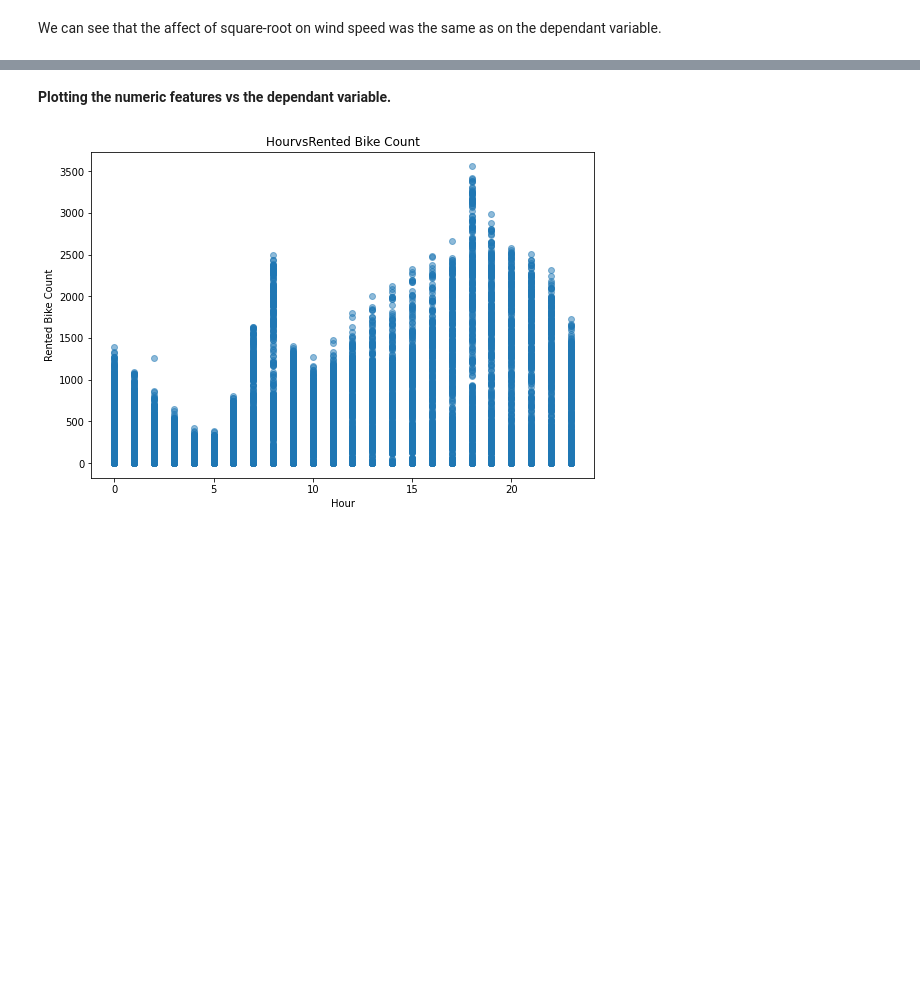
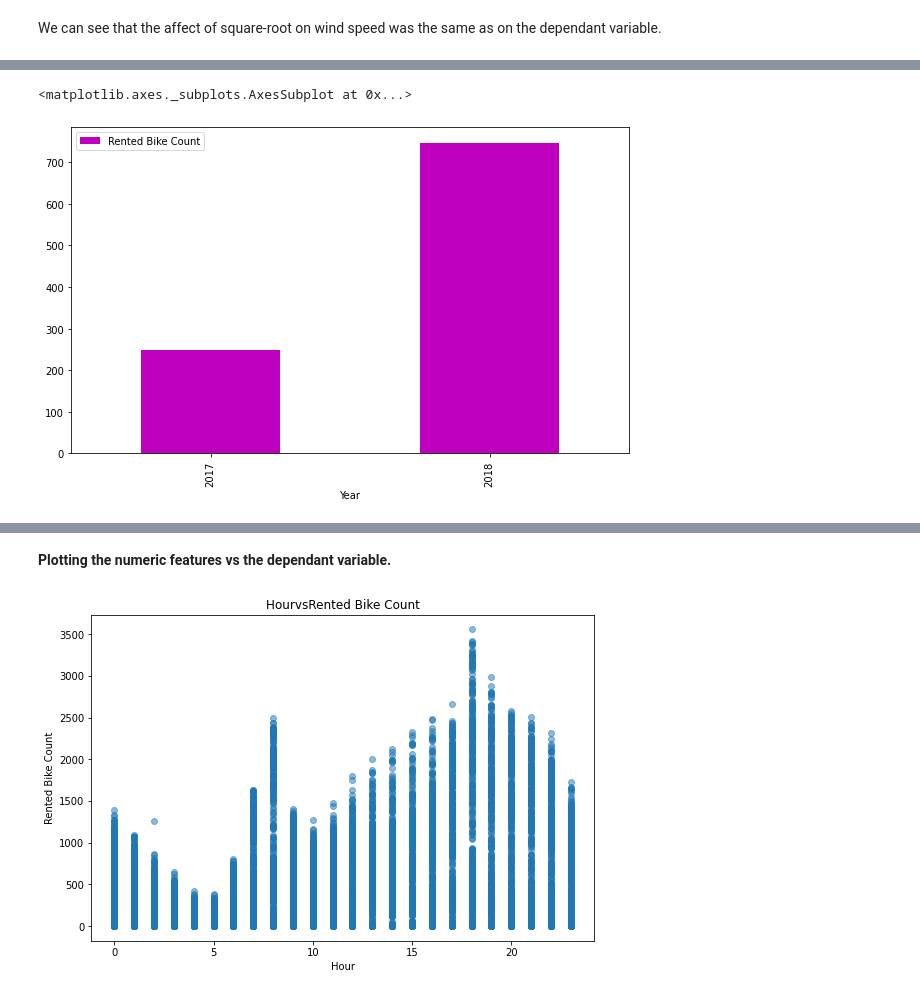
Before and after one commit to Ayushman0Singh/BikeSharingDemandPrediction, a Jupyter notebook: Bike_Sharing_Demand_Prediction_Capstone_Project.ipynb, the cells around one changed output, grey strips where cells are left out. Cells and saved outputs as stored; diff of their text form; code cells hidden in the pictures; blank space fills up the shorter version.

```diff
--- a/Bike_Sharing_Demand_Prediction_Capstone_Project.ipynb
+++ b/Bike_Sharing_Demand_Prediction_Capstone_Project.ipynb
@@ -233,0 +262,7 @@ Date is the one of the most important features here since we are trying to predi
+# %%
+#ploting mean rented bikes according to year since the number of days from each year in the data might vary
+year_bikecount = df.groupby(['Year'])['Rented Bike Count'].mean().reset_index()
+year_bikecount.plot(x="Year", y=["Rented Bike Count"], kind="bar", color = 'm',figsize=(10,6))
+# %% [output]
+<matplotlib.axes._subplots.AxesSubplot at 0x...>
+[figure, added]
```
Also changed, not shown: parts of 16 cells of this notebook.
